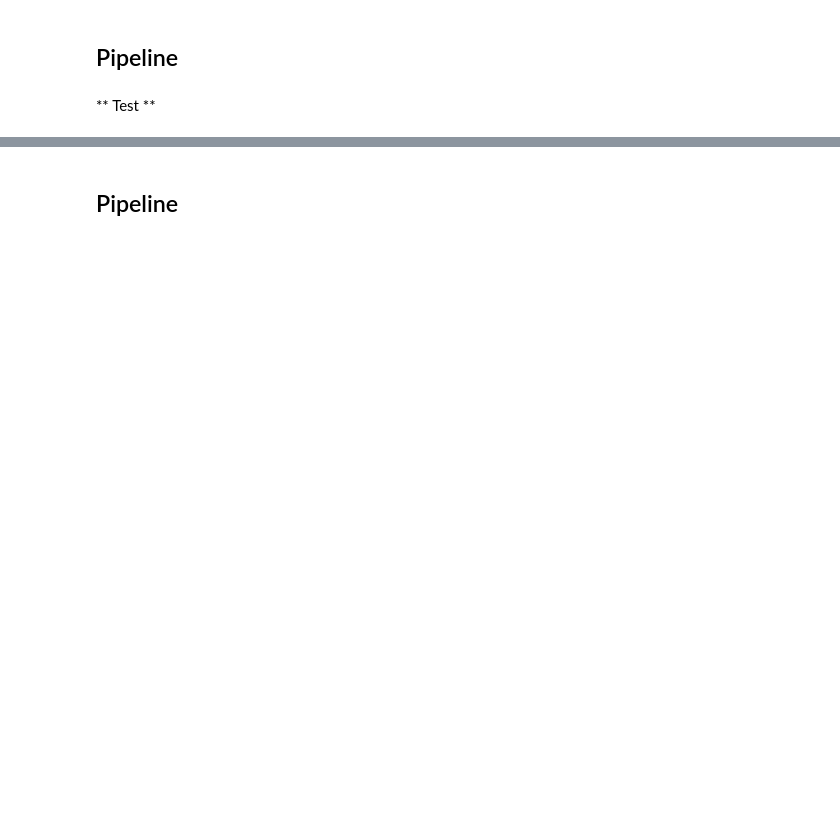
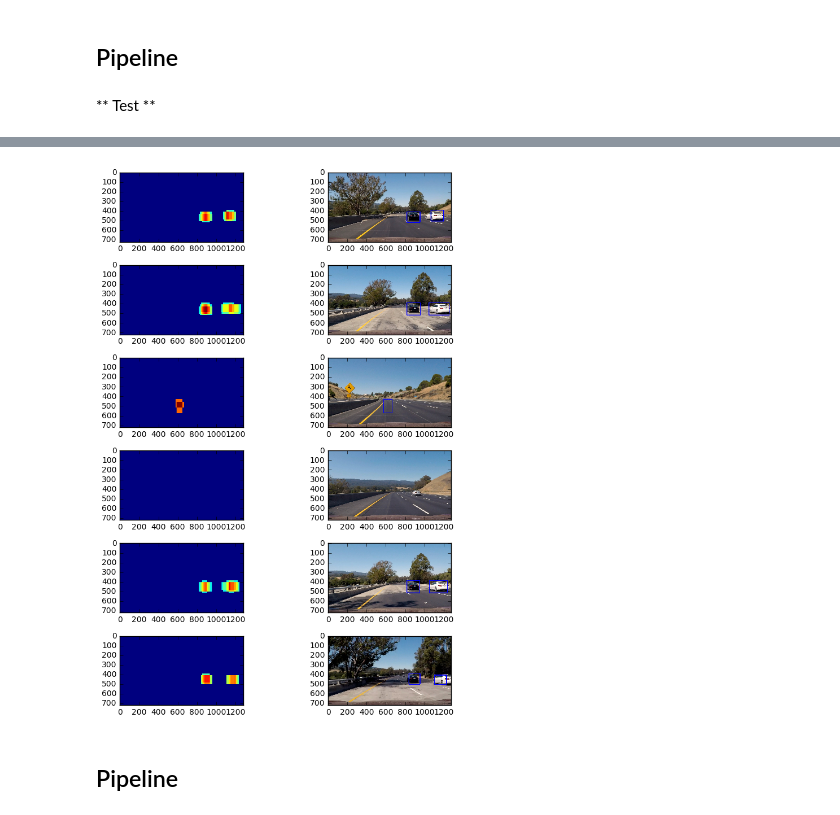
Before and after one commit to pzawadzk/Vehicle-Detection, a Jupyter notebook: Car-Detection.ipynb, the cells around one changed output, grey strips where cells are left out. Cells and saved outputs as stored; diff of their text form; code cells hidden in the pictures; blank space fills up the shorter version.

```diff
--- a/Car-Detection.ipynb
+++ b/Car-Detection.ipynb
@@ -255,3 +321,19 @@ if check_fea_ext:
+# %%
+fig = figure(figsize=(8, 10))
+k=0
+for i in range(6):
+    k+=1
+    ax = plt.subplot(6, 2, k)
+    ax.imshow(figs[i-1][1])
+    k+=1
+    ax = plt.subplot(6, 2, k)
+    ax.imshow(figs[i-1][2])
+
+
+plt.tight_layout()
+plt.savefig('output_images/heat.jpg')
+# %% [output]
+[figure, added]
 # %% [markdown]
 ## Pipeline
 # %%
```
Also changed, not shown: parts of 15 cells of this notebook, 14 other files.
